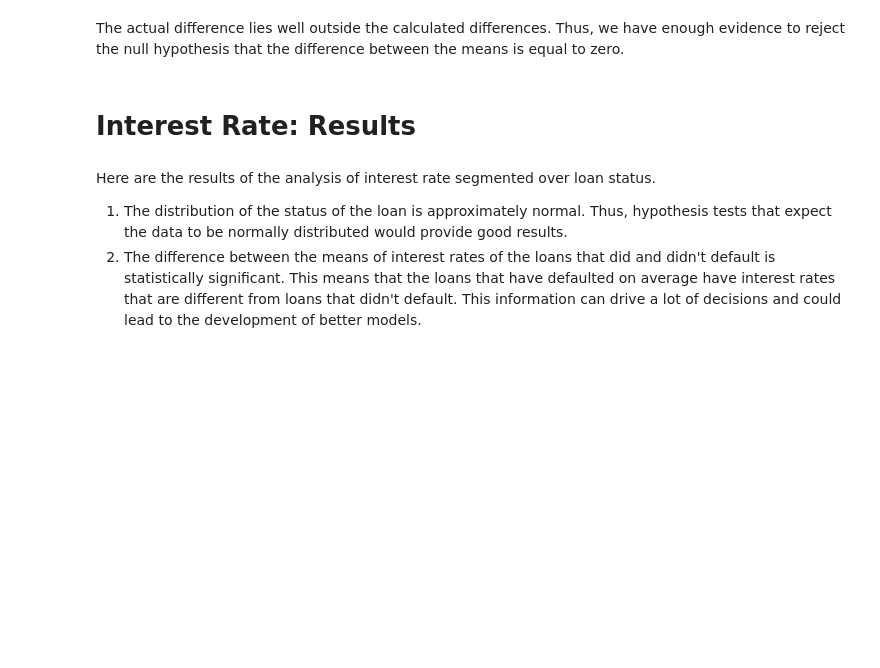
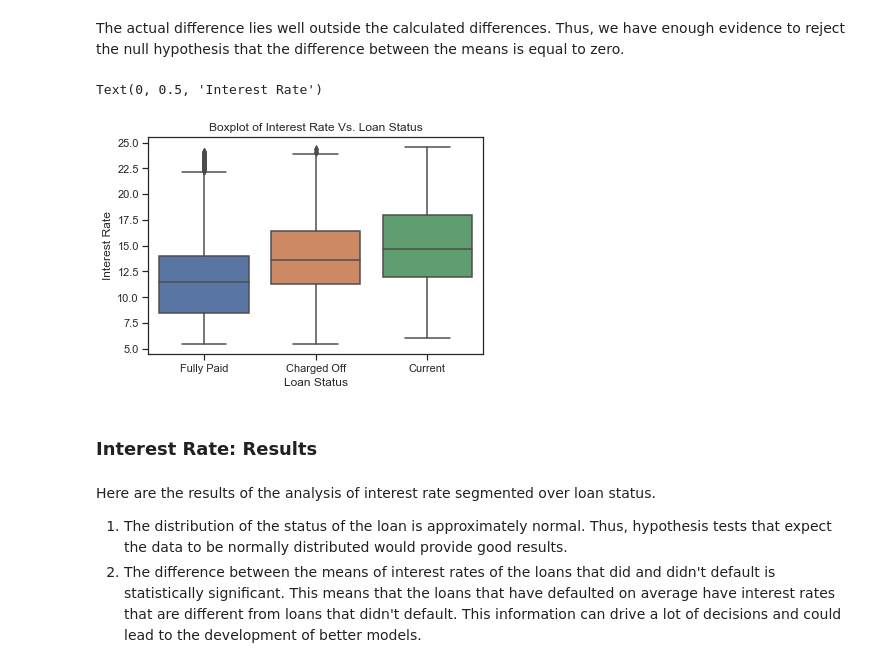
Before and after one commit to krishnamurthypranesh/super-duper-tribble, a Jupyter notebook: GCS-Part_Merged .ipynb, the cells around one changed output. Saved outputs shown, nothing was run; the diff lists cells and outputs as text; code cells hidden in the pictures; blank space fills up the shorter version.

```diff
--- a/GCS-Part_Merged .ipynb
+++ b/GCS-Part_Merged .ipynb
@@ -339,7 +404,16 @@ plt.show()
 # %% [markdown]
 The actual difference lies well outside the calculated differences. Thus, we have enough evidence to reject the null hypothesis that the difference between the means is equal to zero.
+# %%
+# boxpot of interest rate across loan_status
+sns.boxplot(x = loans_final["loan_status"],y = loans_final["int_rate"])
+plt.title("Boxplot of Interest Rate Vs. Loan Status")
+plt.xlabel("Loan Status")
+plt.ylabel("Interest Rate")
+# %% [output]
+Text(0, 0.5, 'Interest Rate')
+[figure, added]
 # %% [markdown]
-# Interest Rate: Results
+### Interest Rate: Results
 # %% [markdown]
 Here are the results of the analysis of interest rate segmented over loan status.
 
```
Also changed, not shown: parts of 192 cells of this notebook.
